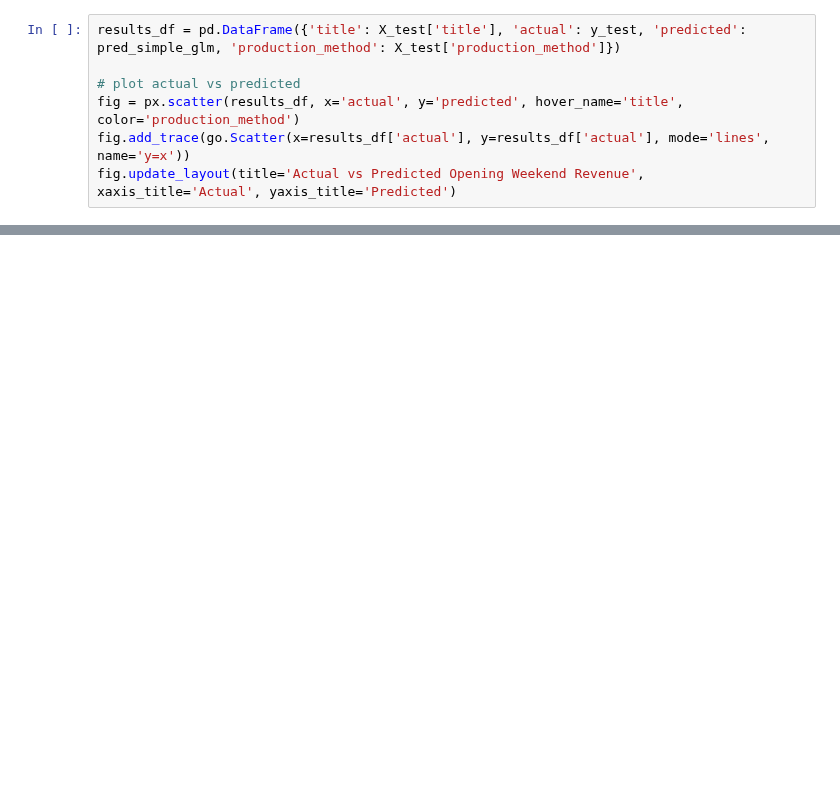
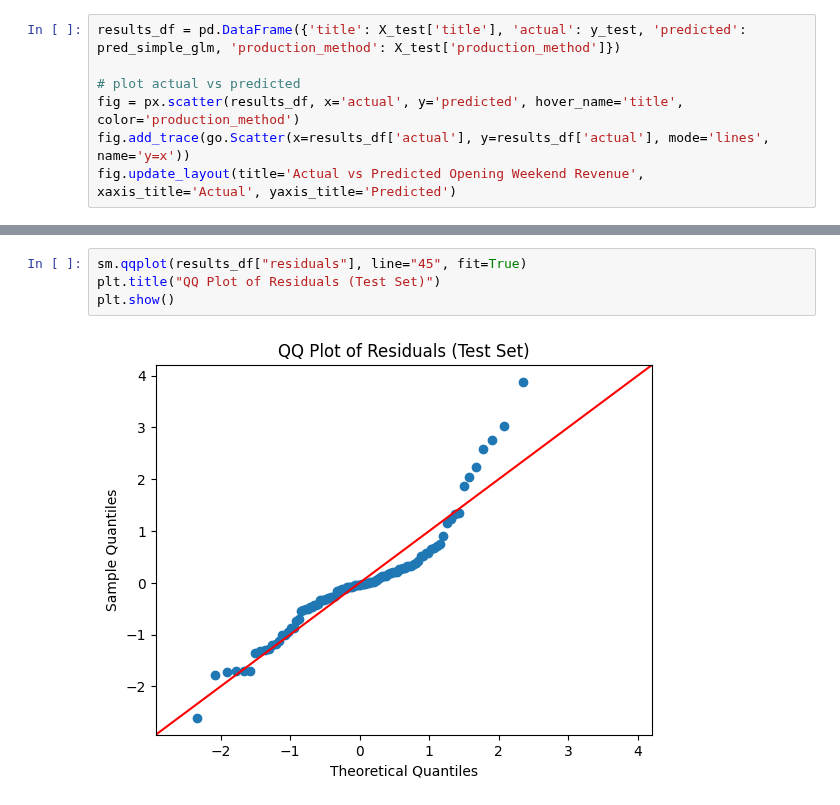
Before and after one commit to AidanG1/stat413-boxoffice, a Jupyter notebook: boxoffice/modeling/nov19model.ipynb, the cells around one changed output, grey strips where cells are left out. Drawn from its saved outputs; the diff is of its cells as text; blank space fills up the shorter version.

```diff
--- a/boxoffice/modeling/nov19model.ipynb
+++ b/boxoffice/modeling/nov19model.ipynb
@@ -75,0 +103,6 @@ fig.update_layout(title='Actual vs Predicted Opening Weekend Revenue', xaxis_tit
+# %%
+sm.qqplot(results_df["residuals"], line="45", fit=True)
+plt.title("QQ Plot of Residuals (Test Set)")
+plt.show()
+# %% [output]
+[figure, added]
```
Also changed, not shown: parts of 9 cells of this notebook, 2 other files.
